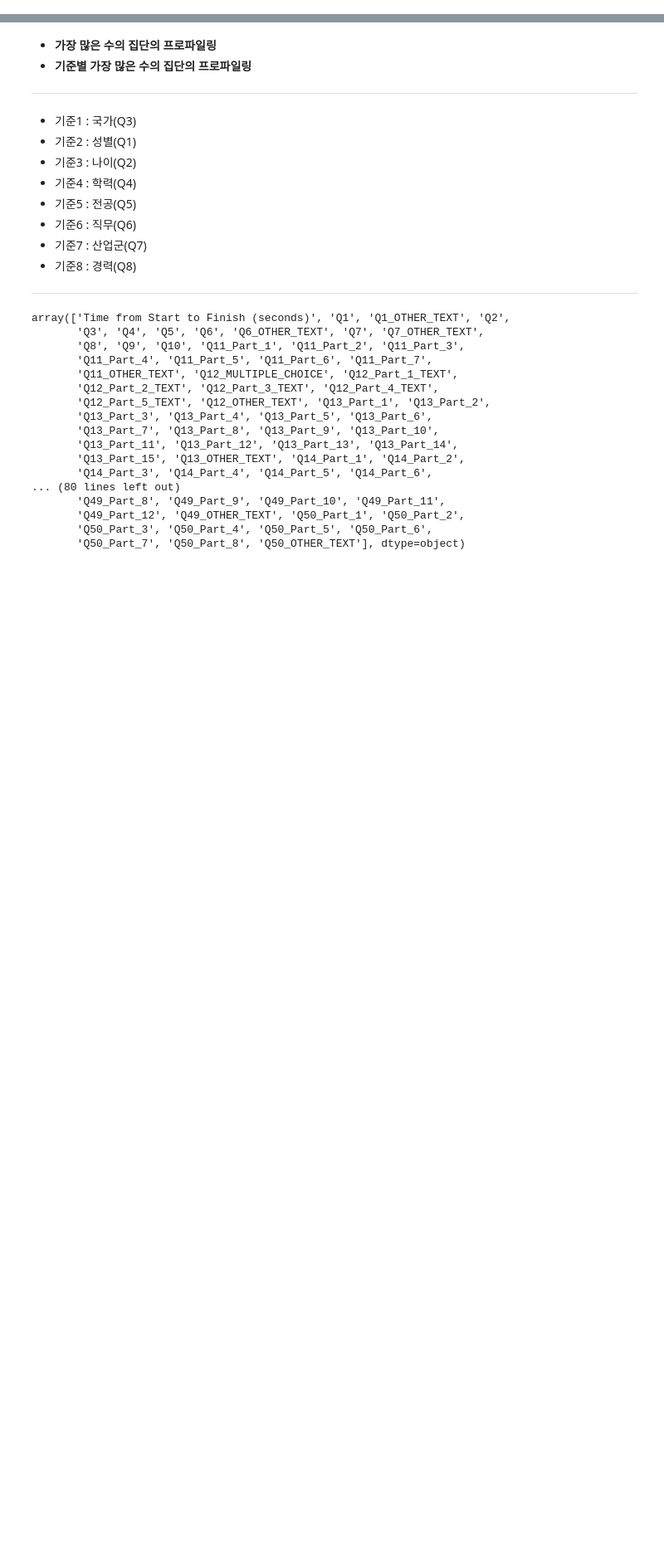
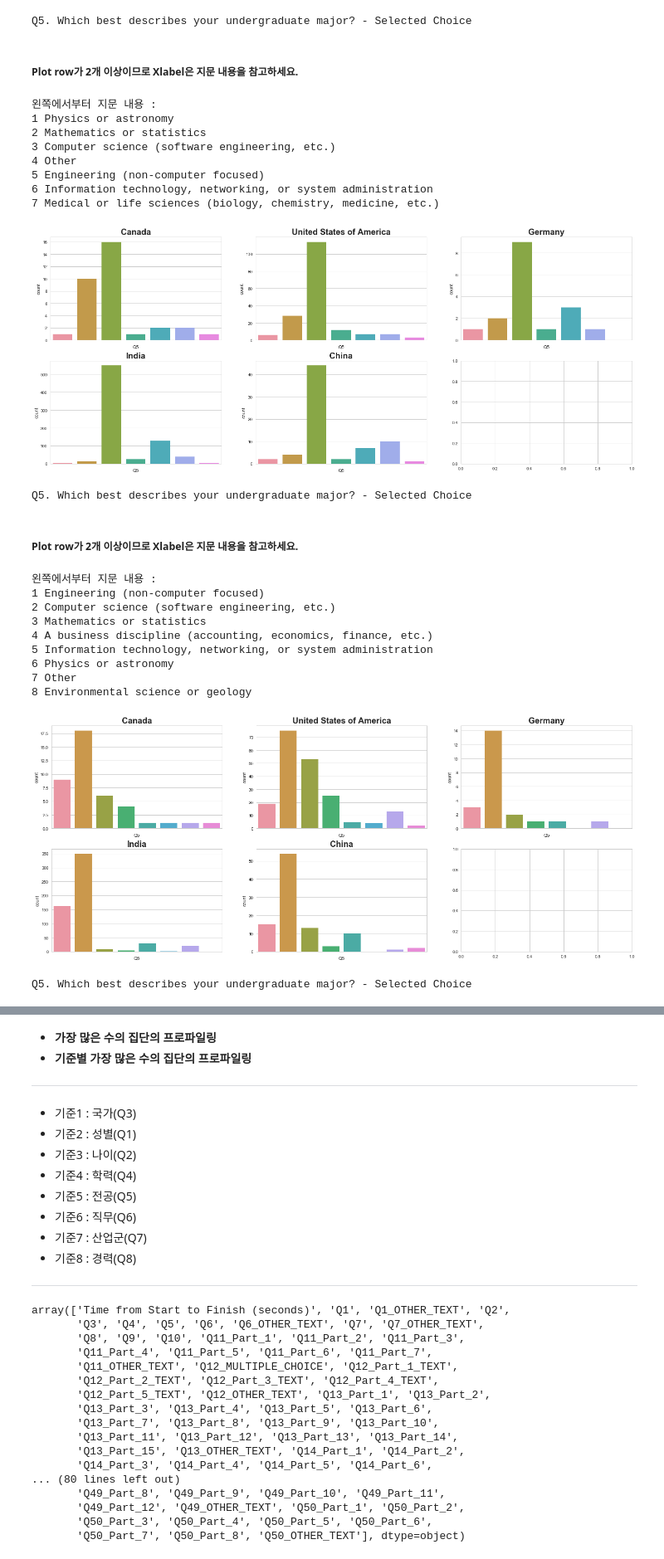
Before and after one commit to DanialDaeHyunNam/2018-Kaggle-ML-And-DS-Survey-Challenge, a Jupyter notebook: HyowonJang/Project_Root/Untitled.ipynb, the cells around one changed output, grey strips where cells are left out. Shown at 83% size. Saved outputs shown, nothing was run; the diff lists cells and outputs as text; code cells hidden in the pictures; blank space fills up the shorter version.

```diff
--- a/HyowonJang/Project_Root/Untitled.ipynb
+++ b/HyowonJang/Project_Root/Untitled.ipynb
@@ -50,0 +146,6 @@ df.head(15)
+# %%
+dfs_6 = dfs_by_criterias(country=countries, sex="Male", age="18-21", edu="Bachelor’s degree")
+dfs_7 = dfs_by_criterias(country=countries, sex="Male", age="22-24", edu="Bachelor’s degree")
+dfs_8 = dfs_by_criterias(country=countries, sex="Male", age="22-24", edu="Master’s degree")
+dfs_9 = dfs_by_criterias(country=countries, sex="Male", age="25-29", edu="Master’s degree")
+dfs_10 = dfs_by_criterias(country=countries, sex="Male", age="30-34", edu="Master’s degree")
@@ -50,0 +243,31 @@ df.head(15)
+# %%
+ks.draw_plot(5,dfs_=dfs_6)
+ks.draw_plot(5,dfs_=dfs_7)
+ks.draw_plot(5,dfs_=dfs_8)
+ks.draw_plot(5,dfs_=dfs_9)
+ks.draw_plot(5,dfs_=dfs_10)
+# %% [output]
+Q5. Which best describes your undergraduate major? - Selected Choice
+##### Plot row가 2개 이상이므로 Xlabel은 지문 내용을 참고하세요.
+왼쪽에서부터 지문 내용 :
+1 Physics or astronomy
+2 Mathematics or statistics
+3 Computer science (software engineering, etc.)
+4 Other
+5 Engineering (non-computer focused)
+6 Information technology, networking, or system administration
+7 Medical or life sciences (biology, chemistry, medicine, etc.)
+[figure, added]
+Q5. Which best describes your undergraduate major? - Selected Choice
+##### Plot row가 2개 이상이므로 Xlabel은 지문 내용을 참고하세요.
+왼쪽에서부터 지문 내용 :
+1 Engineering (non-computer focused)
+2 Computer science (software engineering, etc.)
+3 Mathematics or statistics
+4 A business discipline (accounting, economics, finance, etc.)
+5 Information technology, networking, or system administration
+6 Physics or astronomy
+7 Other
+8 Environmental science or geology
+[figure, added]
+Q5. Which best describes your undergraduate major? - Selected Choice
```
Also changed, not shown: parts of 38 cells of this notebook, 1 other file.
